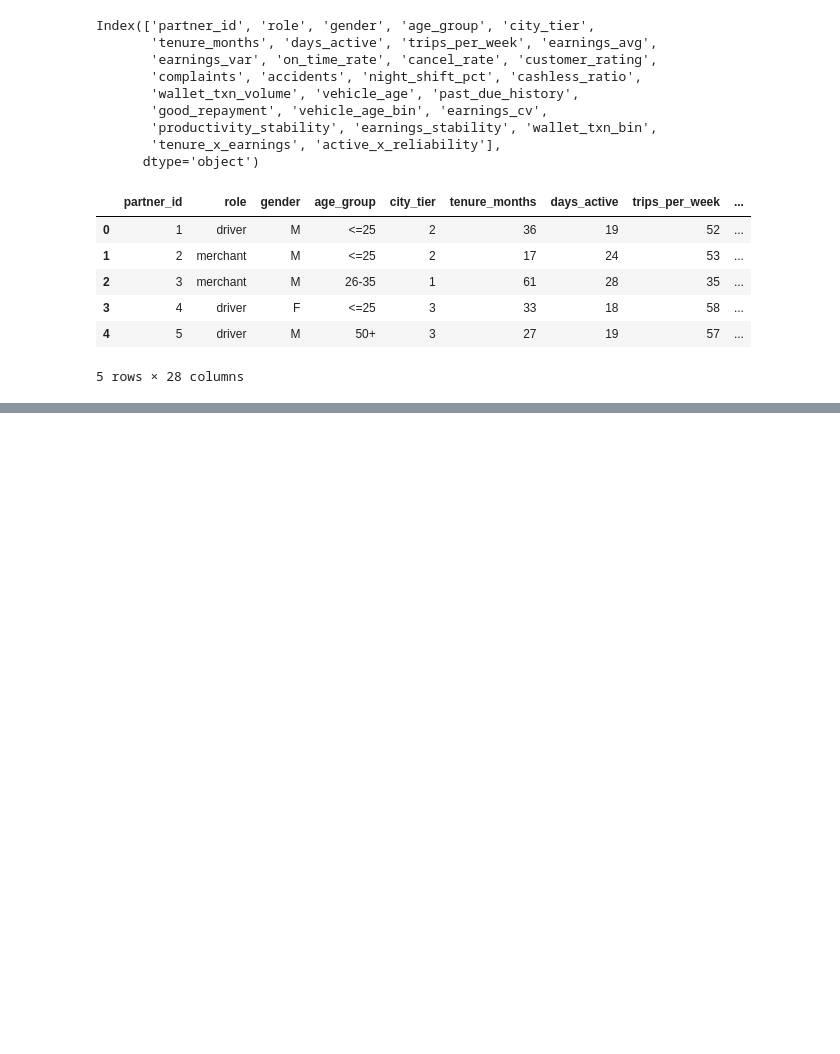
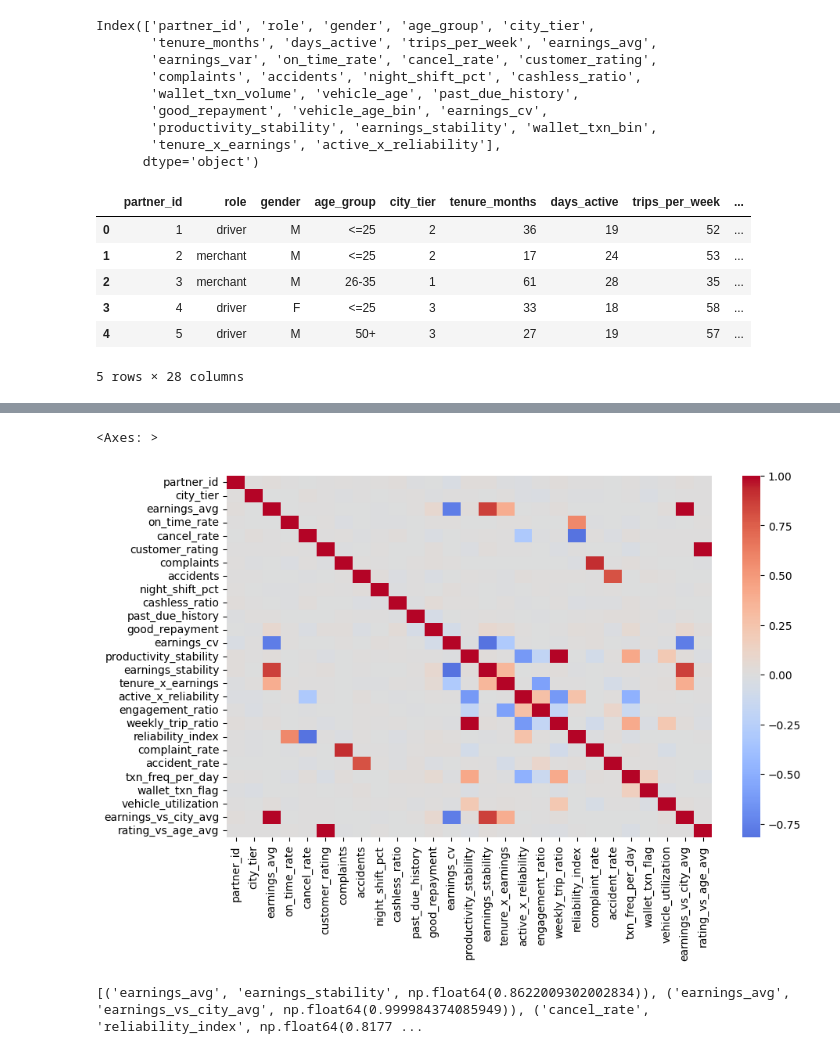
Before and after one commit to Hrishitcodethis/grabhack, a Jupyter notebook: notebooks/feature_engineering.ipynb, the cells around one changed output, grey strips where cells are left out. Drawn from its saved outputs; the diff is of its cells as text; code cells hidden in the pictures; blank space fills up the shorter version.

```diff
--- a/notebooks/feature_engineering.ipynb
+++ b/notebooks/feature_engineering.ipynb
@@ -35,7 +55,3 @@ df['vehicle_age']
 7998    4.547698
 7999    5.206713
 Name: vehicle_age, Length: 8000, dtype: float64
-# %%
-df["vehicle_age_bin"] = pd.cut(df["vehicle_age"],
-                               bins=[0, 2, 5, 10, 20],
-                               labels=["new(0-2)", "mid(3-5)", "old(6-10)", "very_old(10+)"])
@@ -46,7 +72,11 @@ df["productivity_stability"] = df["trips_per_week"] / df["days_active"]
 # %%
 # Feature engineering
 df["earnings_stability"] = df["earnings_avg"] / (1 + df["earnings_var"])
-df["wallet_txn_bin"] = pd.cut(df["wallet_txn_volume"], bins=[-1, 0, 2, 100], labels=["0", "1-2", "3+"])
+df["wallet_txn_bin"] = pd.cut(
+    df["wallet_txn_volume"],
+    bins=[-1, 0, 100, 250, 400, df["wallet_txn_volume"].max()],
+    labels=["0", "Low", "Medium", "High", "Very High"]
+)
 # %%
 df["tenure_x_earnings"] = df["tenure_months"] * df["earnings_avg"]
 df["active_x_reliability"] = df["days_active"] * (1 - df["cancel_rate"])
@@ -72,3 +102,27 @@ df.head(5)
 | 3 | 4 | driver | F | <=25 | 3 | 33 | 18 | 58 | ... |
 | 4 | 5 | driver | M | 50+ | 3 | 27 | 19 | 57 | ... |
 5 rows × 28 columns
+# %%
+# Engagement
+df["engagement_ratio"] = df["days_active"] / (df["tenure_months"] + 1)
+df["weekly_trip_ratio"] = df["trips_per_week"] / (df["days_active"] + 1)
+
+# Reliability
+df["reliability_index"] = (1 - df["cancel_rate"]) * df["on_time_rate"]
+df["complaint_rate"] = df["complaints"] / (df["trips_per_week"] + 1)
+df["accident_rate"] = df["accidents"] / (df["tenure_months"] + 1)
+
+# Financial
+df["txn_freq_per_day"] = df["wallet_txn_volume"] / (df["days_active"] + 1)
+df["wallet_txn_flag"] = (df["wallet_txn_volume"] > 0).astype(int)
+
+# Vehicle
+df["vehicle_utilization"] = df["trips_per_week"] / (df["vehicle_age"] + 1)
+
+# Fairness-aware normalization
+df["earnings_vs_city_avg"] = df.groupby("city_tier")["earnings_avg"].transform(
+    lambda x: df["earnings_avg"] / (x.mean() + 1e-6)
+)
+df["rating_vs_age_avg"] = df.groupby("age_group")["customer_rating"].transform(
+    lambda x: df["customer_rating"] / (x.mean() + 1e-6)
+)
@@ -75,2 +149,9 @@ df.head(5)
 # %%
-df.drop(columns = ["vehicle_age", "trips_per_week", "earnings_var", "tenure_months", "days_active"], inplace = True)
+df.drop(columns = ["vehicle_age", "trips_per_week", "earnings_var", "tenure_months", "days_active","wallet_txn_volume"], inplace = True)
+# %%
+corr = df.corr(numeric_only=True)
+plt.figure(figsize=(10,6))
+sns.heatmap(corr, annot=False, cmap="coolwarm", center=0)
+# %% [output]
+<Axes: >
+[figure, added]
@@ -76,0 +160,10 @@ df.drop(columns = ["vehicle_age", "trips_per_week", "earnings_var", "tenure_mont
+# %%
+corr = df[num_features].corr().abs()
+high_corr_pairs = [
+    (i, j, corr.loc[i, j])
+    for i in corr.columns for j in corr.columns
+    if i != j and corr.loc[i, j] > 0.8
+]
+print(high_corr_pairs)
+# %% [output]
+[('earnings_avg', 'earnings_stability', np.float64(0.8622009302002834)), ('earnings_avg', 'earnings_vs_city_avg', np.float64(0.999984374085949)), ('cancel_rate', 'reliability_index', np.float64(0.8177 ...
```
Also changed, not shown: parts of 7 cells of this notebook, 4 other files.
